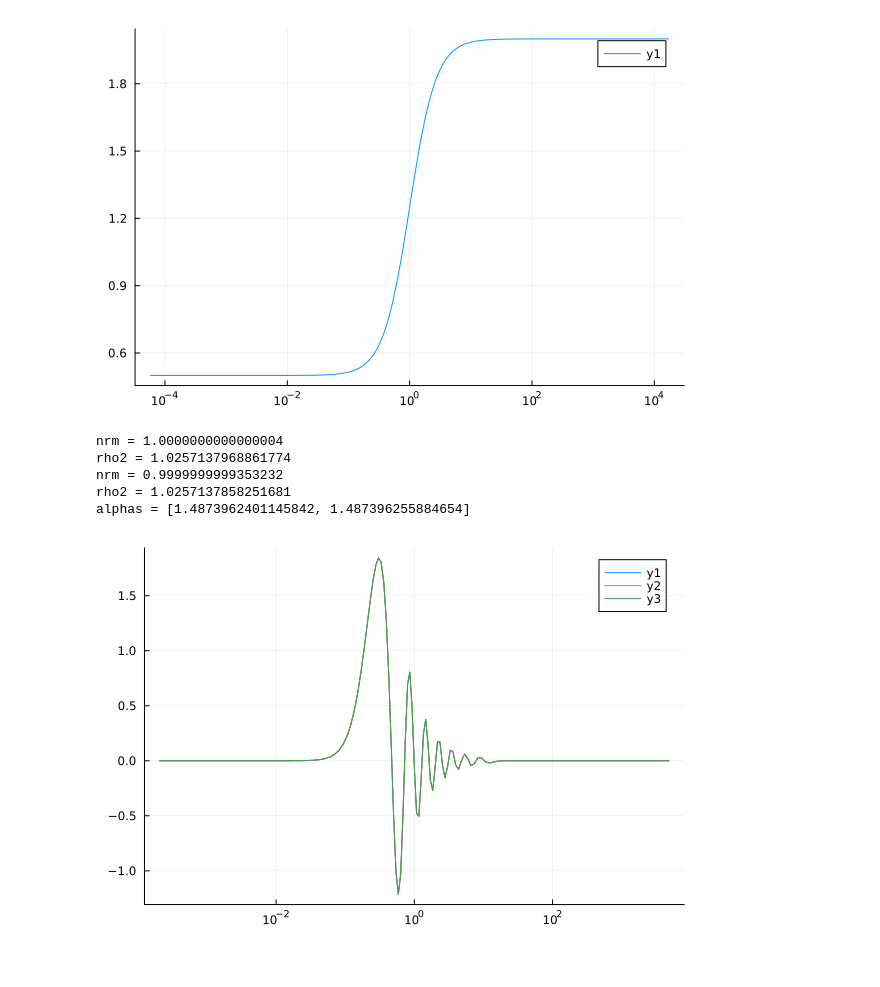
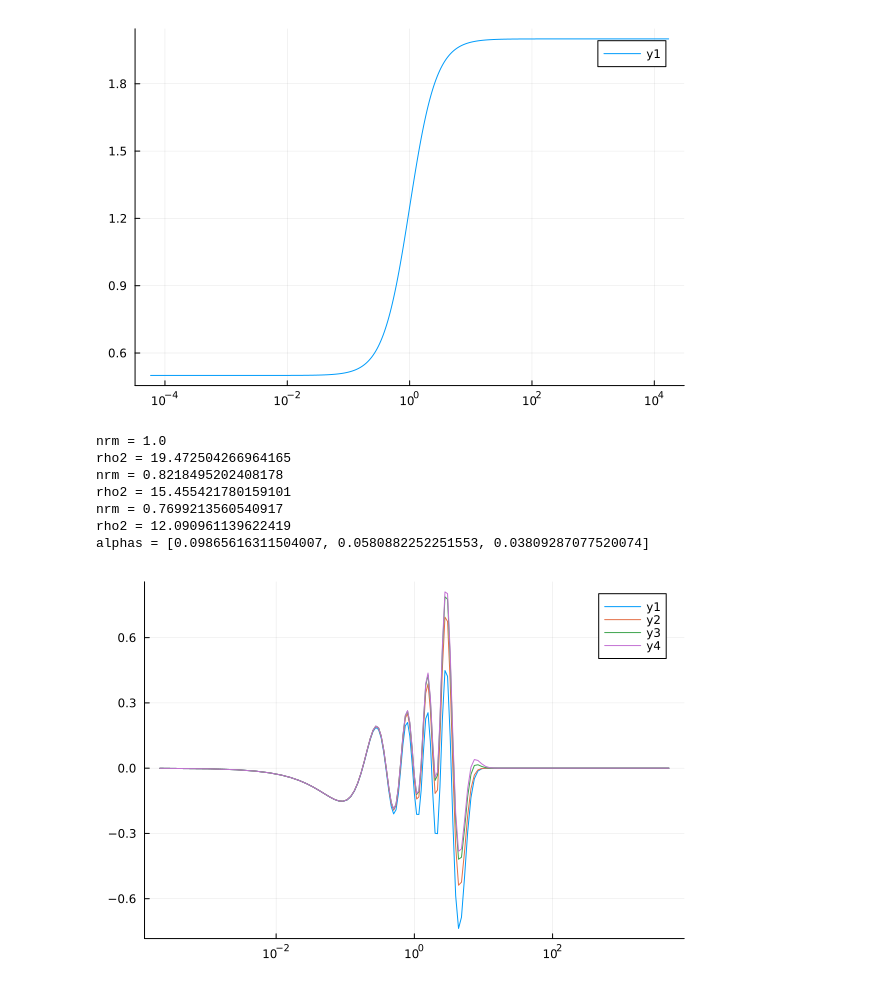
Before and after one commit to jeral2007/hfd_julia, a Jupyter notebook: thorium.ipynb, the cells around one changed output. Drawn from its saved outputs; the diff is of its cells as text; code cells hidden in the pictures.

```diff
--- a/thorium.ipynb
+++ b/thorium.ipynb
@@ -536,5 +462,5 @@ aux2 =  * Status: success
 # %%
-res = get_coefs(cpars_ecp, grid_ecp, alphas_new, 3, eigs.vectors[1:cpars_ecp.N, s_is])
-pvecs = make_proj_vecs(cpars_ecp, grid_ecp, res, alphas_new, 3)
+res = get_coefs(cpars_ecp, grid_ecp, alphas_new, 0, eigs.vectors[1:cpars_ecp.N, s_is].*grid_ecp.xs)
+pvecs = GausOpt.make_proj_vecs(cpars_ecp, grid_ecp, res, alphas_new, 0)
 [alphas_new res.coefs]
 # %% [output]
@@ -569,42 +492,27 @@ plot(grid.xs, 0.5 .+ 1.5*grid.xs.^2e0./(1 .+ grid.xs.^2);xaxis=:log)
 # %% [output]
 [figure]
 # %%
-function one_exp_vec!(cpars, grid, vec, l)
-    nrm = dot(grid.ws, vec.^2)
-    @show nrm
-    if nrm.<eps(vec[1])
-        return (alpha= 0e0, err=-1)
-    end
-    rho2 = dot(grid.ws, grid.xs.^2 .* vec.^2)/nrm
-    @show rho2
-    #@views vec ./= sqrt(nrm)
-    Ia(α) = dot(grid.ws, grid.xs.^(2l+2) .*exp.(-α .* grid.xs.^2))
-    Iav(α) = dot(grid.ws, grid.xs.^(l+1) .*exp.(-α .* grid.xs.^2) .* vec)
-    tgt(α) = -Iav(α[1])/Ia(2α[1])
-    sol = optimize(tgt, [1/rho2])
-    α = Optim.minimizer(sol)
-    @views vec .-= grid.xs.^(l+1) .* exp.(-α .* grid.xs.^2) .* Iav(α)/Ia(2α)
-    α[1], 0
-end
-vec1 = eigs.vectors[1:cpars_ecp.N, s_is[1]]  - pvecs[:, 1].*grid_ecp.xs
+vec1 = eigs.vectors[1:cpars_ecp.N, s_is[2]].*grid_ecp.xs  - pvecs[:, 2].*grid_ecp.xs
 #vec1 = eigs.vectors[1:cpars_ecp.N, s_is[1]]
 vec1 ./= sqrt(dot(grid_ecp.ws, vec1.^2))
 alphas = Float64[]
 plot(grid_ecp.xs, vec1;xaxis=:log)
-for iter=1:2
-a, err = one_exp_vec!(cpars_ecp, grid_ecp, vec1, 3)
+for iter=1:3
+a, err = GausOpt.one_exp_vec!(cpars_ecp, grid_ecp, vec1, 1)
 push!(alphas, a)
 plot!(grid_ecp.xs, vec1;xaxis=:log)
 end
 @show alphas
 plot!()
 # %% [output]
-nrm = 1.0000000000000004
-rho2 = 1.0257137968861774
-nrm = 0.9999999999353232
-rho2 = 1.0257137858251681
-alphas = [1.4873962401145842, 1.487396255884654]
+nrm = 1.0
+rho2 = 19.472504266964165
+nrm = 0.8218495202408178
+rho2 = 15.455421780159101
+nrm = 0.7699213560540917
+rho2 = 12.090961139622419
+alphas = [0.09865616311504007, 0.0580882252251553, 0.03809287077520074]
-[figure, old version]
+[figure, new version]
 # %%
 res = get_coefs(cpars_ecp, grid_ecp, alphas, 0, eigs.vectors[1:cpars_ecp.N, s_is] .*grid_ecp.xs)
 pvecs = make_proj_vecs(cpars_ecp, grid_ecp, res, alphas, 0)
```
Also changed, not shown: parts of 16 cells of this notebook, 4 other files.
